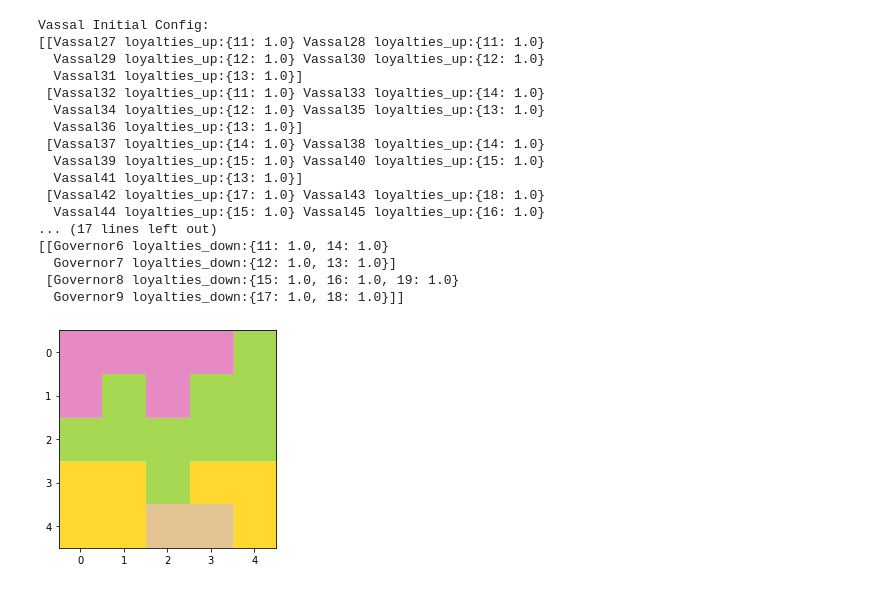
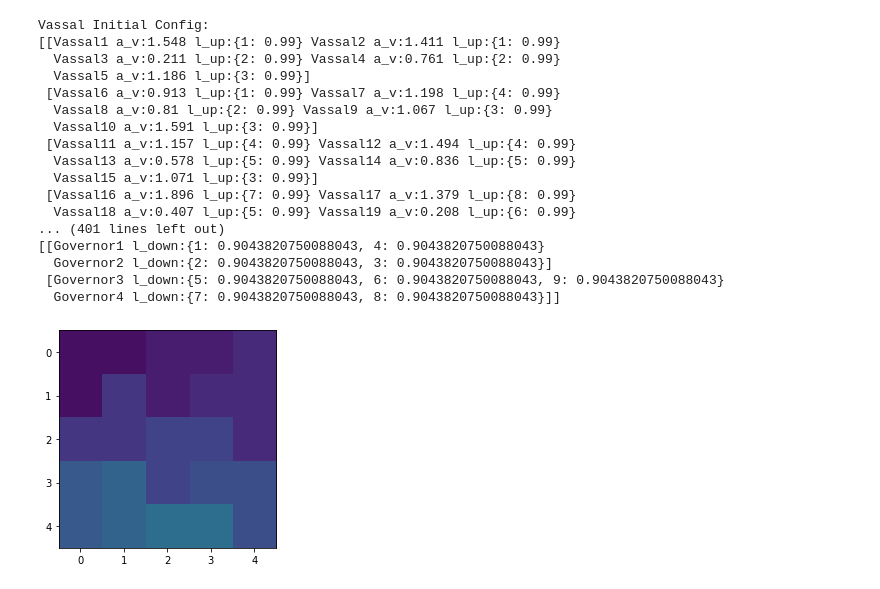
Before and after one commit to jpsiegel/Projects, a Jupyter notebook: Feudal_Model.ipynb, the cells around one changed output. Drawn from its saved outputs; the diff is of its cells as text; code cells hidden in the pictures.

```diff
--- a/Feudal_Model.ipynb
+++ b/Feudal_Model.ipynb
@@ -48,51 +50,42 @@ loyalty_decay_rate = 0.01
 
 class Vassal:  # Vasallo
 
-  id_ = 0
-
-  def __init__(self, initial_army_level, initial_loyalties_up):
-    self.id_ = Vassal.id_
+  def __init__(self, id_, initial_army_level, initial_loyalties_up):
+    self.id_ = id_
     self.army_value = initial_army_level
     self.loyalties_up = initial_loyalties_up #dict: {L1: loyalty_value1, L2: l_v2}
-    Vassal.id_ += 1
 
   def __repr__(self):
-    return "Vassal{} loyalties_up:{}".format(self.id_, self.loyalties_up)
+    return "Vassal{} a_v:{} l_up:{}".format(self.id_, self.army_value, self.loyalties_up)
 
 
 class Lord:  # Señor
 
-  id_ = 0
-
-  def __init__(self, initial_loyalties_up, initial_loyalties_down):
-    self.id_ = Lord.id_
+  def __init__(self, id_, initial_loyalties_up, initial_loyalties_down):
+    self.id_ = id_
     self.loyalties_up = initial_loyalties_up  # dict: {G1: loyalty_value1, G2: l_v2}
     self.loyalties_down = initial_loyalties_down  # dict: {V1: loyalty_value1, V2: l_v2}
-    Lord.id_ += 1
 
   def army_value(self):
     """Function to calculate army value of Lord given its loyalties down"""
     pass
 
   def __repr__(self):
-    return "Lord{} loyalties_down:{}".format(self.id_, self.loyalties_down)
+    return "Lord{} l_down:{}".format(self.id_, self.loyalties_down)
 
 
 class Governor:  # Gobernador
 
-  id_ = 0
-
-  def __init__(self, initial_loyalties_down):
-    self.id_ = Governor.id_
+  def __init__(self, id_, initial_loyalties_down):
+    self.id_ = id_
     self.loyalties_down = initial_loyalties_down  # dict: {L1: loyalty_value1, L2: l_v2}
-    Governor.id_ += 1
 
   def army_value(self):
     """Function to calculate army value of Governor given its loyalties down"""
     pass
 
   def __repr__(self):
-    return "Governor{} loyalties_down:{}".format(self.id_, self.loyalties_down)
+    return "Governor{} l_down:{}".format(self.id_, self.loyalties_down)
 # %%
 #Auxiliar functions
 
@@ -305,33 +297,32 @@ def update():
 # %%
 #main
 
 # Simulate and plot results
 initialize()
-observe("lord", "Set2")
-#for t in range(1000):
-#    update()
-#    observe('twilight_shifted')
-#    display.clear_output(wait=True)
-#    display.display(gcf())
-#    time.sleep(0.1)
-#    plt.close()
-#plt.show()
+for t in range(10):
+    update()
+    observe("lord", "viridis")
+    #display.clear_output(wait=True)
+    #display.display(gcf())
+    #time.sleep(0.1)
+    #plt.close()
+plt.show()
 # %% [output]
 Vassal Initial Config:
-[[Vassal27 loyalties_up:{11: 1.0} Vassal28 loyalties_up:{11: 1.0}
-  Vassal29 loyalties_up:{12: 1.0} Vassal30 loyalties_up:{12: 1.0}
-  Vassal31 loyalties_up:{13: 1.0}]
- [Vassal32 loyalties_up:{11: 1.0} Vassal33 loyalties_up:{14: 1.0}
-  Vassal34 loyalties_up:{12: 1.0} Vassal35 loyalties_up:{13: 1.0}
-  Vassal36 loyalties_up:{13: 1.0}]
- [Vassal37 loyalties_up:{14: 1.0} Vassal38 loyalties_up:{14: 1.0}
-  Vassal39 loyalties_up:{15: 1.0} Vassal40 loyalties_up:{15: 1.0}
-  Vassal41 loyalties_up:{13: 1.0}]
- [Vassal42 loyalties_up:{17: 1.0} Vassal43 loyalties_up:{18: 1.0}
-  Vassal44 loyalties_up:{15: 1.0} Vassal45 loyalties_up:{16: 1.0}
-... (17 lines left out)
-[[Governor6 loyalties_down:{11: 1.0, 14: 1.0}
-  Governor7 loyalties_down:{12: 1.0, 13: 1.0}]
- [Governor8 loyalties_down:{15: 1.0, 16: 1.0, 19: 1.0}
-  Governor9 loyalties_down:{17: 1.0, 18: 1.0}]]
+[[Vassal1 a_v:1.548 l_up:{1: 0.99} Vassal2 a_v:1.411 l_up:{1: 0.99}
+  Vassal3 a_v:0.211 l_up:{2: 0.99} Vassal4 a_v:0.761 l_up:{2: 0.99}
+  Vassal5 a_v:1.186 l_up:{3: 0.99}]
+ [Vassal6 a_v:0.913 l_up:{1: 0.99} Vassal7 a_v:1.198 l_up:{4: 0.99}
+  Vassal8 a_v:0.81 l_up:{2: 0.99} Vassal9 a_v:1.067 l_up:{3: 0.99}
+  Vassal10 a_v:1.591 l_up:{3: 0.99}]
+ [Vassal11 a_v:1.157 l_up:{4: 0.99} Vassal12 a_v:1.494 l_up:{4: 0.99}
+  Vassal13 a_v:0.578 l_up:{5: 0.99} Vassal14 a_v:0.836 l_up:{5: 0.99}
+  Vassal15 a_v:1.071 l_up:{3: 0.99}]
+ [Vassal16 a_v:1.896 l_up:{7: 0.99} Vassal17 a_v:1.379 l_up:{8: 0.99}
+  Vassal18 a_v:0.407 l_up:{5: 0.99} Vassal19 a_v:0.208 l_up:{6: 0.99}
+... (401 lines left out)
+[[Governor1 l_down:{1: 0.9043820750088043, 4: 0.9043820750088043}
+  Governor2 l_down:{2: 0.9043820750088043, 3: 0.9043820750088043}]
+ [Governor3 l_down:{5: 0.9043820750088043, 6: 0.9043820750088043, 9: 0.9043820750088043}
+  Governor4 l_down:{7: 0.9043820750088043, 8: 0.9043820750088043}]]
-[figure, old version]
+[figure, new version]
```
Also changed, not shown: parts of 5 cells of this notebook.
